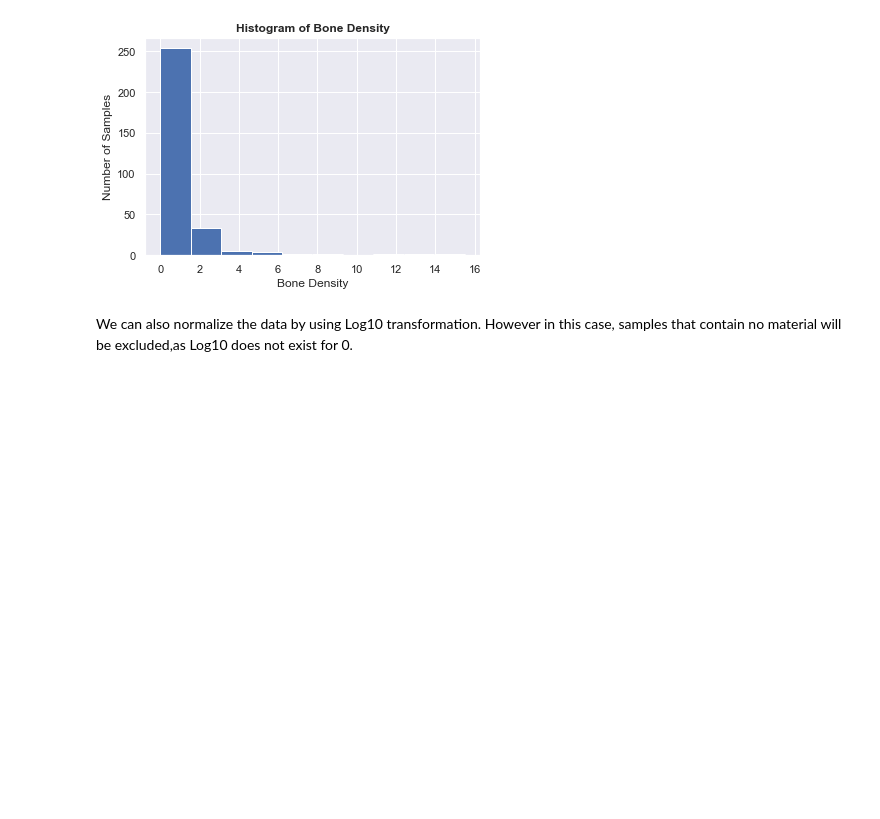
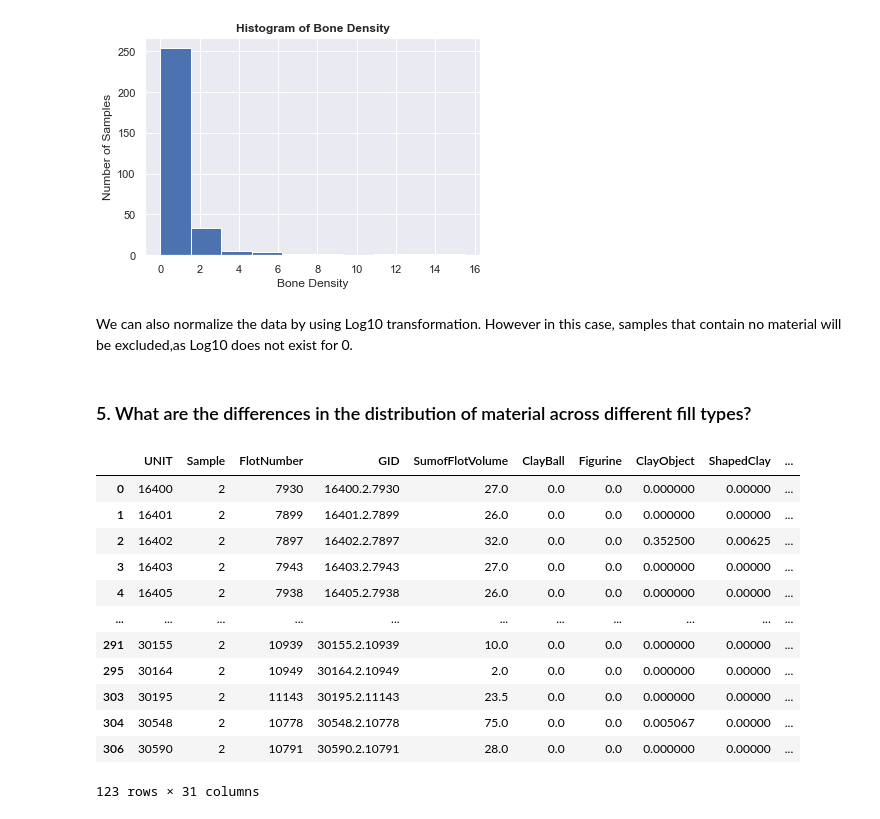
Before and after one commit to MilVas/Building77, a Jupyter notebook: HR_exploratory_analysis.ipynb, the cells around one changed output. Cells and saved outputs as stored; diff of their text form; code cells hidden in the pictures; blank space fills up the shorter version.

```diff
--- a/HR_exploratory_analysis.ipynb
+++ b/HR_exploratory_analysis.ipynb
@@ -269,3 +287,24 @@ ax1.set_ylabel('Number of Samples')
 [figure]
 # %% [markdown]
 We can also normalize the data by using Log10 transformation. However in this case, samples that contain no material will be excluded,as Log10 does not exist for 0.
+# %% [markdown]
+### 5. What are the differences in the distribution of material across different fill types?
+# %%
+#selecting fill samples and assigning them to a new dataframe
+
+fills = df2.loc[df2['DataCategory']=='fill']
+fills
+# %% [output]
+|  | UNIT | Sample | FlotNumber | GID | SumofFlotVolume | ClayBall | Figurine | ClayObject | ShapedClay | ... |
+| 0 | 16400 | 2 | 7930 | 16400.2.7930 | 27.0 | 0.0 | 0.0 | 0.000000 | 0.00000 | ... |
+| 1 | 16401 | 2 | 7899 | 16401.2.7899 | 26.0 | 0.0 | 0.0 | 0.000000 | 0.00000 | ... |
+| 2 | 16402 | 2 | 7897 | 16402.2.7897 | 32.0 | 0.0 | 0.0 | 0.352500 | 0.00625 | ... |
+| 3 | 16403 | 2 | 7943 | 16403.2.7943 | 27.0 | 0.0 | 0.0 | 0.000000 | 0.00000 | ... |
+| 4 | 16405 | 2 | 7938 | 16405.2.7938 | 26.0 | 0.0 | 0.0 | 0.000000 | 0.00000 | ... |
+| ... | ... | ... | ... | ... | ... | ... | ... | ... | ... | ... |
+| 291 | 30155 | 2 | 10939 | 30155.2.10939 | 10.0 | 0.0 | 0.0 | 0.000000 | 0.00000 | ... |
+| 295 | 30164 | 2 | 10949 | 30164.2.10949 | 2.0 | 0.0 | 0.0 | 0.000000 | 0.00000 | ... |
+| 303 | 30195 | 2 | 11143 | 30195.2.11143 | 23.5 | 0.0 | 0.0 | 0.000000 | 0.00000 | ... |
+| 304 | 30548 | 2 | 10778 | 30548.2.10778 | 75.0 | 0.0 | 0.0 | 0.005067 | 0.00000 | ... |
+| 306 | 30590 | 2 | 10791 | 30590.2.10791 | 28.0 | 0.0 | 0.0 | 0.000000 | 0.00000 | ... |
+123 rows × 31 columns
```
Also changed, not shown: parts of 27 cells of this notebook, 1 other file.
